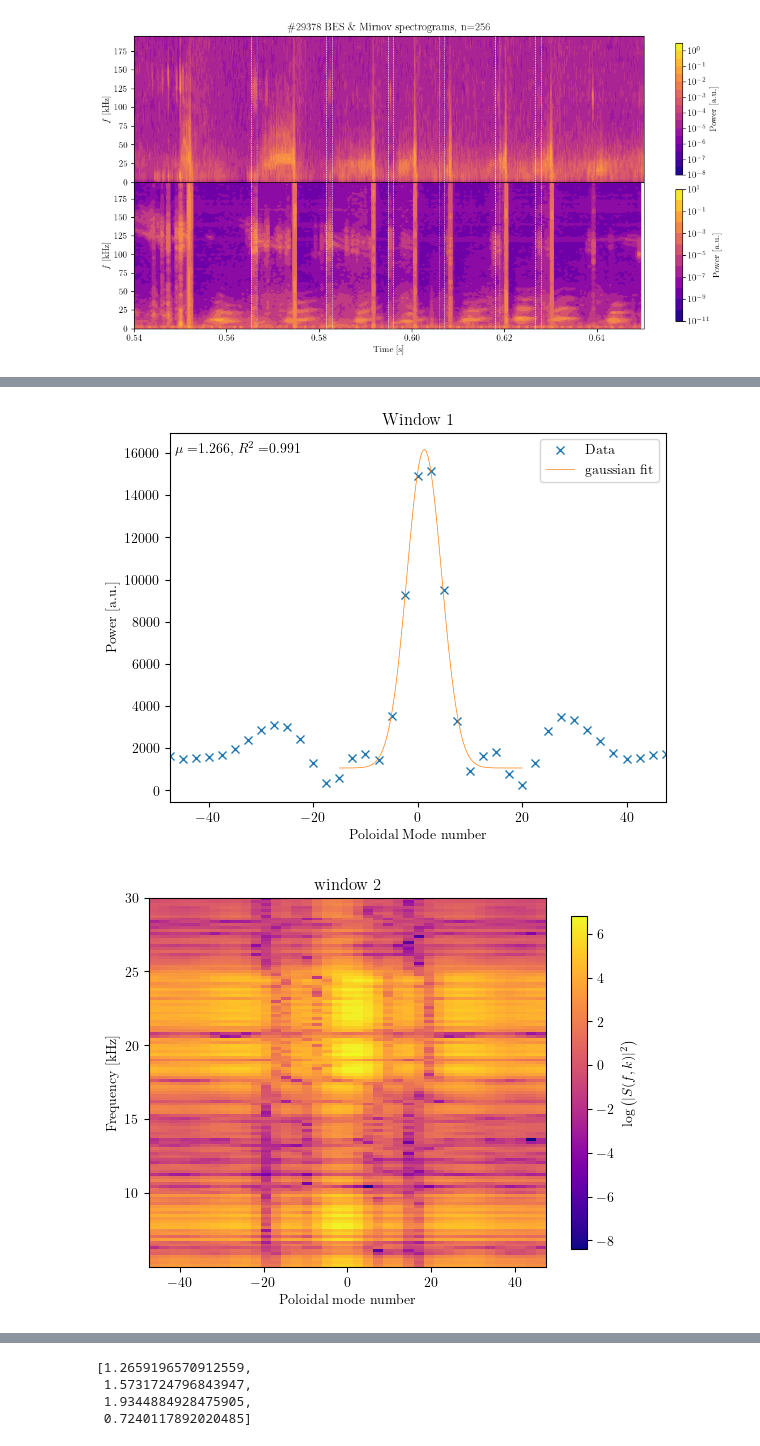
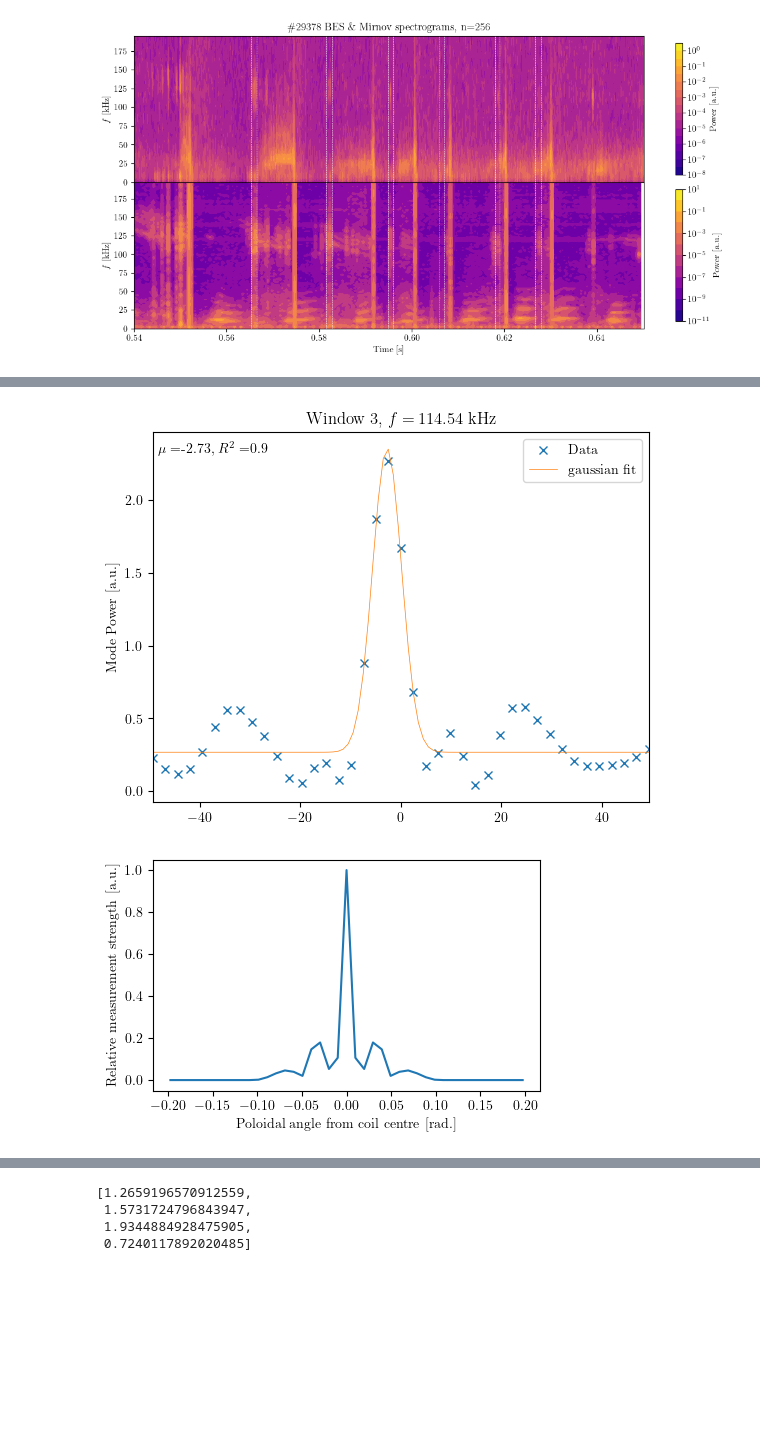
Before and after one commit to ajcaplan/Project_Work, a Jupyter notebook: clean.ipynb, the cells around one changed output, grey strips where cells are left out. Saved outputs shown, nothing was run; the diff lists cells and outputs as text; code cells hidden in the pictures; blank space fills up the shorter version.

```diff
--- a/clean.ipynb
+++ b/clean.ipynb
@@ -379,5 +375,5 @@ for i in range(len(ms)):
 # %%
-interest = chirps_down
+interest = elm_125
 elm_125_mranges = [[100000,120000],[110000,120000],[110000,120000],[118000,122000],[100000,115000],[110000,125000]]
 chirps_down_mranges = np.asarray([
     [[7.8, 13.5], [16.0, 22.0]],
@@ -388,13 +384,24 @@ chirps_down_mranges = np.asarray([
 ms = []
 merr = []
 fs = []
-for w in range(len(interest)):
+for w in range(2,3):
     centre_R, centre_Z = get_magnetic_centre(equilib_time, equilib_R, equilib_Z, equilib_psi, interest[w])
     coilpos_angles = np.arctan((centre_Z-coilpos[:,1])/(centre_R-coilpos[:,0]))
     f_arr, k_arr, kf_matrix = get_kf_spec_mirnov(mirnov_time, mirnov_data, coilpos_angles, interest[w])
-    plot_dispersion_relation(f_arr, k_arr, kf_matrix, "window " + str(w+1), "Poloidal mode number", fmin=5e3, fmax=30e3, smooth_pts=5)
-    _,_, mu, err, fpeak = get_k_profile(f_arr, k_arr, kf_matrix, chirps_down_mranges[w,1], fit=gaussian, plot="Window " + str(w+1))
+    plot_dispersion_relation(f_arr, k_arr, kf_matrix, "window " + str(w+1), "Poloidal mode number", fmin=50e3, fmax=150e3, smooth_pts=5)
+    k_arr, profile, mu, err, fpeak = get_k_profile(f_arr, k_arr, kf_matrix, elm_125_mranges[w], fit=gaussian, plot="Window " + str(w+1))
     ms.append(mu)
     merr.append(err)
     fs.append(fpeak*1e-3)
+
+    ps = np.fft.ifft(profile)
+    spaces = np.fft.fftfreq(k_arr.size, np.mean(np.diff(k_arr)))
+    idx = np.argsort(spaces)
+    fig, ax = plt.subplots(1,1, figsize=(5,3))
+    ax.plot(spaces[idx], np.abs(ps[idx])**2/np.max(np.abs(ps[idx])**2))
+    ax.set_ylabel("Relative measurement strength [a.u.]")
+    ax.set_xlabel("Poloidal angle from coil centre [rad.]")
+    plt.savefig("coil_width_example.pdf", bbox_inches="tight")
+    plt.show()
+    plt.close()
 # %% [output]
@@ -402,2 +409,2 @@ for w in range(len(interest)):
-[figure, old version]
+[figure, new version]
-[figure, old version]
+[figure, new version]
```
Also changed, not shown: parts of 4 cells of this notebook, 5 other files.
